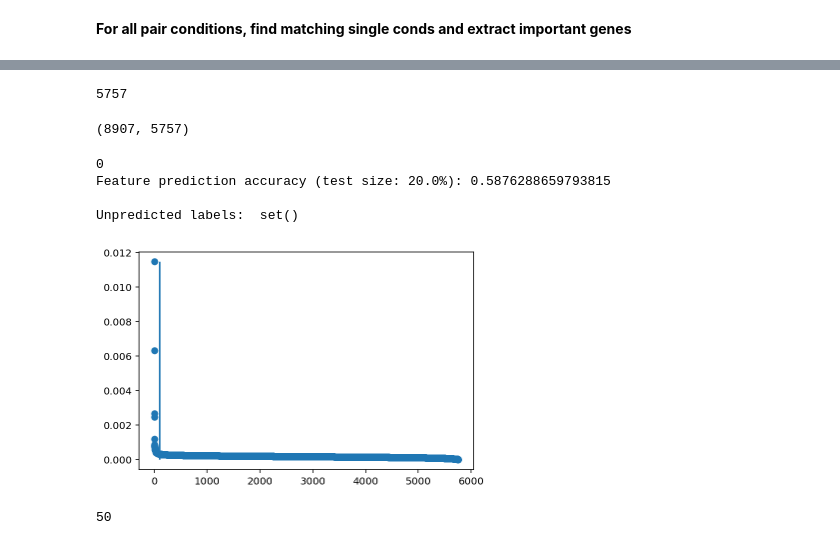
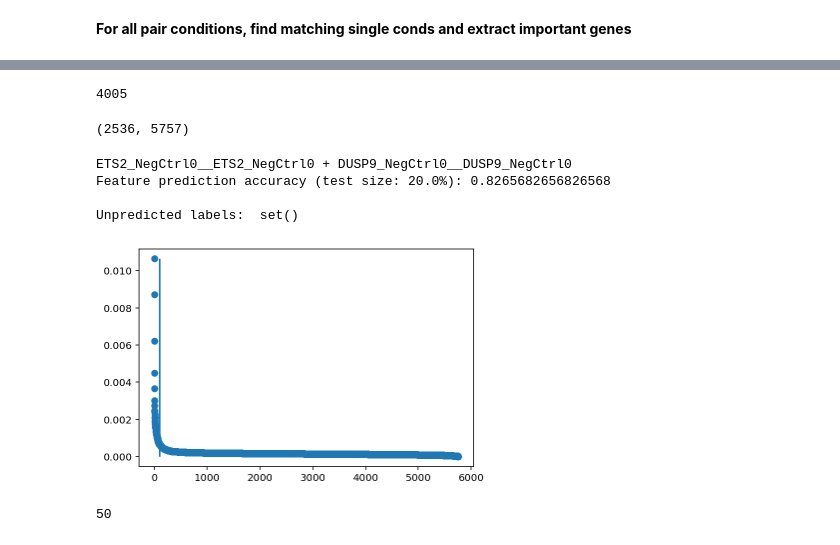
Before and after one commit to tarachari3/perturbCME, a Jupyter notebook: notebooks/20230915_meKMeans_norman.ipynb, the cells around one changed output, grey strips where cells are left out. Saved outputs shown, nothing was run; the diff lists cells and outputs as text; code cells hidden in the pictures.

```diff
--- a/notebooks/20230915_meKMeans_norman.ipynb
+++ b/notebooks/20230915_meKMeans_norman.ipynb
@@ -109,13 +110,13 @@ saveCounts[saveCounts['guide_identity'].isin(['NegCtrl0_SNAI1__NegCtrl0_SNAI1'])
 # %% [markdown]
 Filter for conditions with > 100 cells (since we're looking for possible subpopulations/states etc)
 # %%
-ctrls = ['NegCtrl10_NegCtrl0__NegCtrl10_NegCtrl0','NegCtrl11_NegCtrl0__NegCtrl11_NegCtrl0','NegCtrl0_NegCtrl0__NegCtrl0_NegCtrl0']
+ctrls = ['NegCtrl0_NegCtrl0__NegCtrl0_NegCtrl0']
 #'NegCtrl10_NegCtrl0__NegCtrl10_NegCtrl0','NegCtrl11_NegCtrl0__NegCtrl11_NegCtrl0','NegCtrl0_NegCtrl0__NegCtrl0_NegCtrl0'
 
 ctrl_bars = list(meta.cell_barcode[meta.guide_identity.isin(ctrls)])
 
-conds_only = ['DUSP9_MAPK1__DUSP9_MAPK1','DUSP9_NegCtrl0__DUSP9_NegCtrl0','NegCtrl0_MAPK1__NegCtrl0_MAPK1',
-             'MAPK1_NegCtrl0__MAPK1_NegCtrl0']
+conds_only = ['DUSP9_ETS2__DUSP9_ETS2','ETS2_NegCtrl0__ETS2_NegCtrl0','DUSP9_NegCtrl0__DUSP9_NegCtrl0']
+#'DUSP9_MAPK1__DUSP9_MAPK1','MAPK1_NegCtrl0__MAPK1_NegCtrl0'
 
 filt_ids = conds_only+ctrls   #list(saveCounts['guide_identity'][(saveCounts['cells'] >  100)])
 #list(saveCounts['guide_identity'][(saveCounts['cells'] >  100) & ~saveCounts['guide_identity'].isin(ctrls)])
@@ -243,10 +244,10 @@ def sel_genes(X_conds_ctrl_norm ,Y_conds_ctrl,g_names_2, test_size=0.2,n_jobs =
 #Not 'Neg' paired conds
 notNeg = [f for f in filt_ids if 'Neg' not in f]
 # %%
-first = [i.split('_')[0] for i in notNeg]
-secnd = [i.split('_')[1] for i in notNeg]
+first = [conds_only[1]] #i.split('_')[0] for i in notNeg
+secnd = [conds_only[2]] #i.split('_')[1] for i in notNeg
 
-all_targets = np.unique(first+secnd)
+#all_targets = np.unique(first+secnd)
 # %%
 #Get full count matrices and barcodes
 ds = lp.connect('/home/tchari/counts/norman_crispr/loom/allcrispr.loom')
@@ -266,8 +267,8 @@ filt_param={
         "min_S_mean": 0.01,
         "max_U_max": 400,
         "max_S_max": 400,
-        "min_U_max": 3,
-        "min_S_max": 3,
+        "min_U_max": 4,
+        "min_S_max": 4,
     }
 
 expr_filt = monod.preprocess.threshold_by_expression(S.T,U.T,
@@ -309,7 +310,7 @@ g_names_2 = g_names[expr_filt2]
 # %%
 np.sum(expr_filt2)
 # %% [output]
-5757
+4005
 # %%
 #Filter for control condition cells
 ctrl_S = S[np.isin(bars,ctrl_bars),:]
@@ -318,4 +319,4 @@ ctrl_S = S[np.isin(bars,ctrl_bars),:]
 ctrl_S = ctrl_S[:,expr_filt2]
 ctrl_S.shape
 # %% [output]
-(8907, 5757)
+(2536, 5757)
@@ -324,37 +325,37 @@ all_ids = list(saveCounts['guide_identity'][(saveCounts['cells'] >  100)])
 # %%
 #Get single conds for first and secnd conds
 all_gs_forinf = []
 for g in range(len(first)):
     g1 = first[g]
     g2 = secnd[g]
 
-    g1_nms = [f for f in all_ids if (g1 in f and 'Neg' in f)]
-    g2_nms = [f for f in all_ids if (g2 in f and 'Neg' in f)]
+    #g1_nms = [f for f in all_ids if (g1 in f and 'Neg' in f)]
+    #g2_nms = [f for f in all_ids if (g2 in f and 'Neg' in f)]
 
-    print(g)
+    print(g1+' + '+g2)
 
     #sub U and S matrices
-    bars1 = list(meta.cell_barcode[meta.guide_identity.isin(g1_nms)])
-    bars2 = list(meta.cell_barcode[meta.guide_identity.isin(g2_nms)])
+    bars1 = list(meta.cell_barcode[meta.guide_identity.isin([g1])])
+    bars2 = list(meta.cell_barcode[meta.guide_identity.isin([g2])])
 
     if len(bars1) > 0 and len(bars2) > 0:  #May be some guides with no Neg ctrl pair in filtered list
         S1 = S[np.isin(bars,bars1),:]
         S1 = S1[:,expr_filt2]
         S2 = S[np.isin(bars,bars2),:]
         S2 = S2[:,expr_filt2]
 
         X,Y = input_for_sel(S1,S2,ctrl_S)
         imp_genes = sel_genes(X,Y,g_names_2,num_features=50) #How many top genes to select for each condition
 
         all_gs_forinf += list(imp_genes)
     else:
         print('no cells for '+str(g))
 # %% [output]
-0
-Feature prediction accuracy (test size: 20.0%): 0.5876288659793815
+ETS2_NegCtrl0__ETS2_NegCtrl0 + DUSP9_NegCtrl0__DUSP9_NegCtrl0
+Feature prediction accuracy (test size: 20.0%): 0.8265682656826568
 
 Unpredicted labels:  set()
-[figure, old version]
+[figure, new version]
 # %%
 all_gs_forinf = np.unique(all_gs_forinf)
 len(all_gs_forinf)
```
Also changed, not shown: parts of 73 cells of this notebook, 2 other files.
